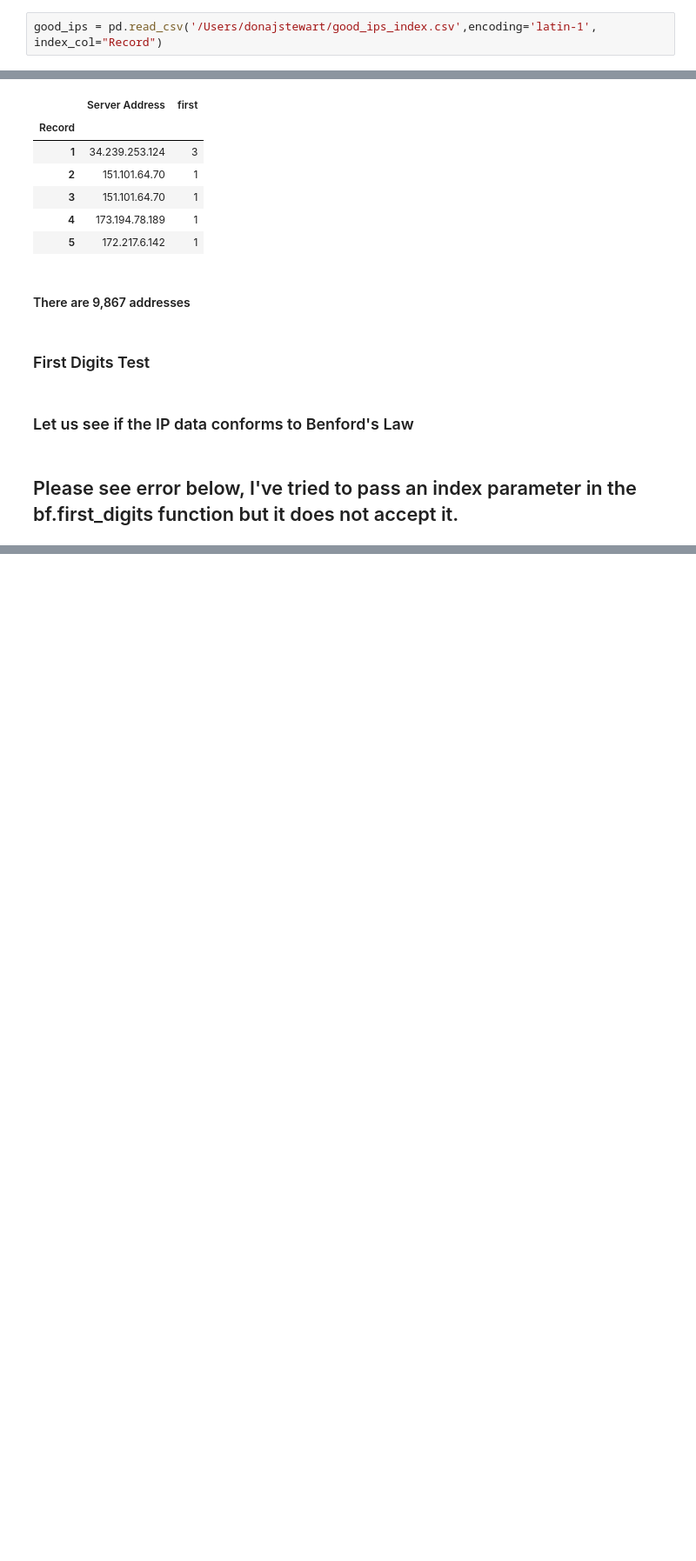
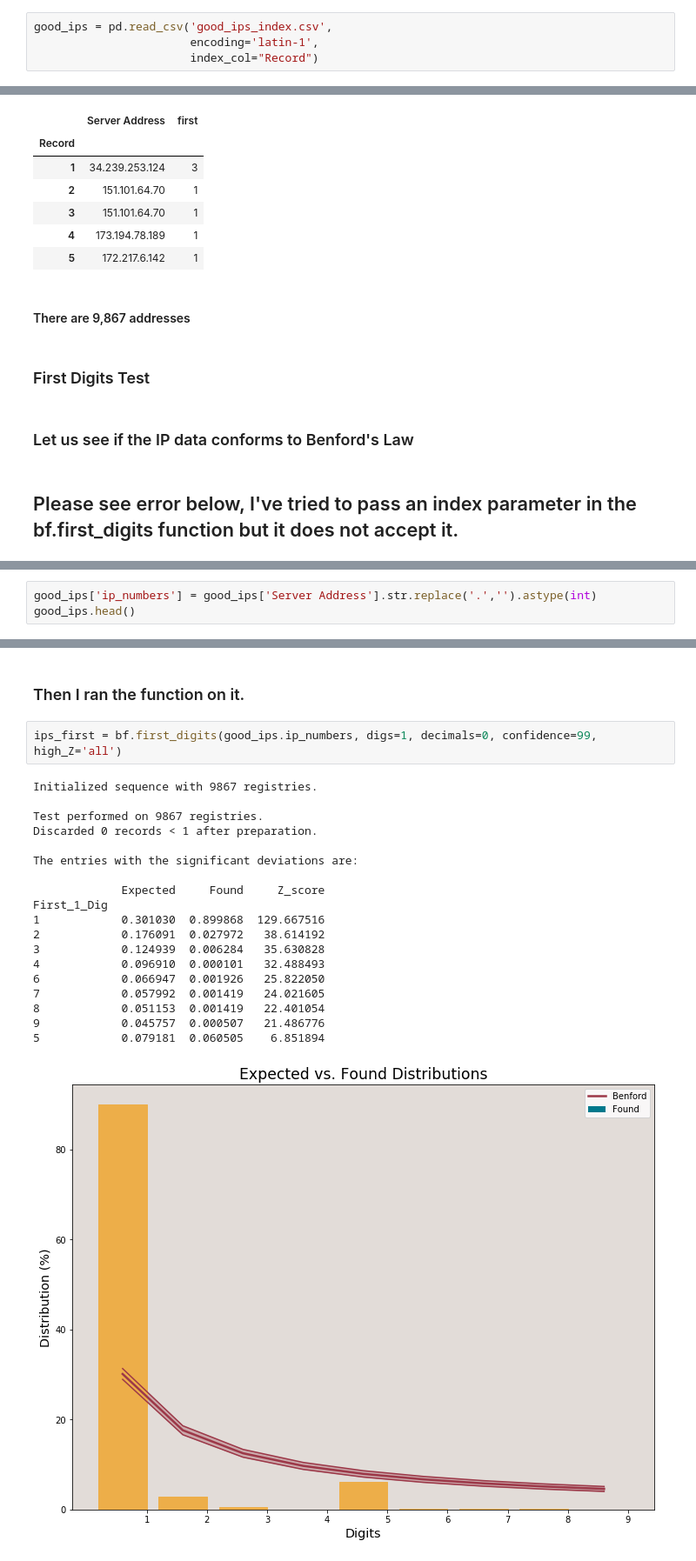
Before and after one commit to donadatum/Pandas-Projects, a Jupyter notebook: Benford for Python IP Addresses.ipynb, the cells around one changed output, grey strips where cells are left out. Shown: that part at 87% size. Cells and saved outputs as stored; diff of their text form; blank space fills up the shorter version.

Commit message:
Found problem. Explained in the notebook

```diff
--- a/Benford for Python IP Addresses.ipynb
+++ b/Benford for Python IP Addresses.ipynb
@@ -24,7 +23,9 @@ import os
 # %% [markdown]
 ### Load the Data
 # %%
-good_ips = pd.read_csv('/Users/donajstewart/good_ips_index.csv',encoding='latin-1', index_col="Record")
+good_ips = pd.read_csv('good_ips_index.csv',
+                       encoding='latin-1',
+                       index_col="Record")
 # %%
 good_ips.info()
 # %% [output]
@@ -57,0 +63,3 @@ good_ips.head()
+# %%
+good_ips['ip_numbers'] = good_ips['Server Address'].str.replace('.','').astype(int)
+good_ips.head()
@@ -57,0 +74,24 @@ good_ips.head()
+# %% [markdown]
+### Then I ran the function on it.
+# %%
+ips_first = bf.first_digits(good_ips.ip_numbers, digs=1, decimals=0, confidence=99, high_Z='all')
+# %% [output]
+Initialized sequence with 9867 registries.
+
+Test performed on 9867 registries.
+Discarded 0 records < 1 after preparation.
+
+The entries with the significant deviations are:
+
+             Expected     Found     Z_score
+First_1_Dig
+1            0.301030  0.899868  129.667516
+2            0.176091  0.027972   38.614192
+3            0.124939  0.006284   35.630828
+4            0.096910  0.000101   32.488493
+6            0.066947  0.001926   25.822050
+7            0.057992  0.001419   24.021605
+8            0.051153  0.001419   22.401054
+9            0.045757  0.000507   21.486776
+5            0.079181  0.060505    6.851894
+[figure, added]
```
Also changed, not shown: parts of 10 cells of this notebook.
